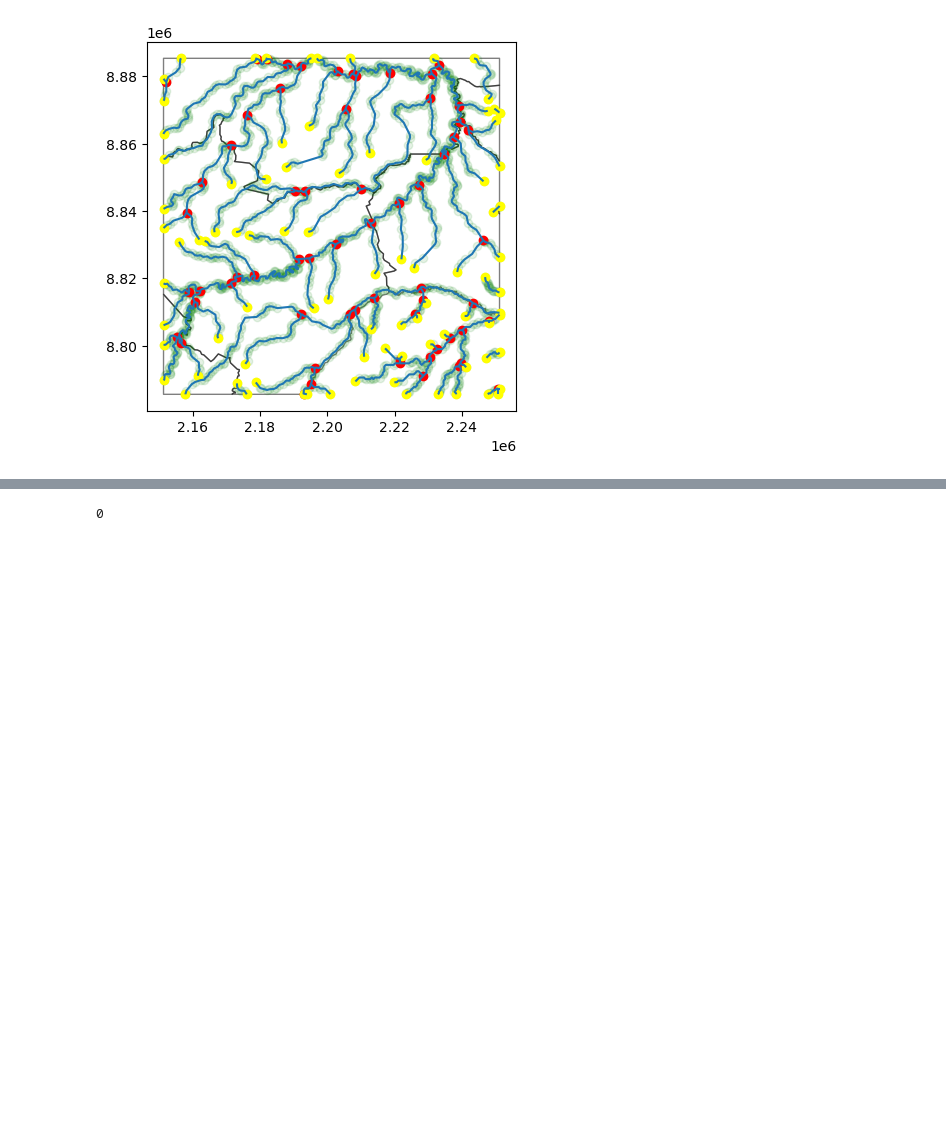
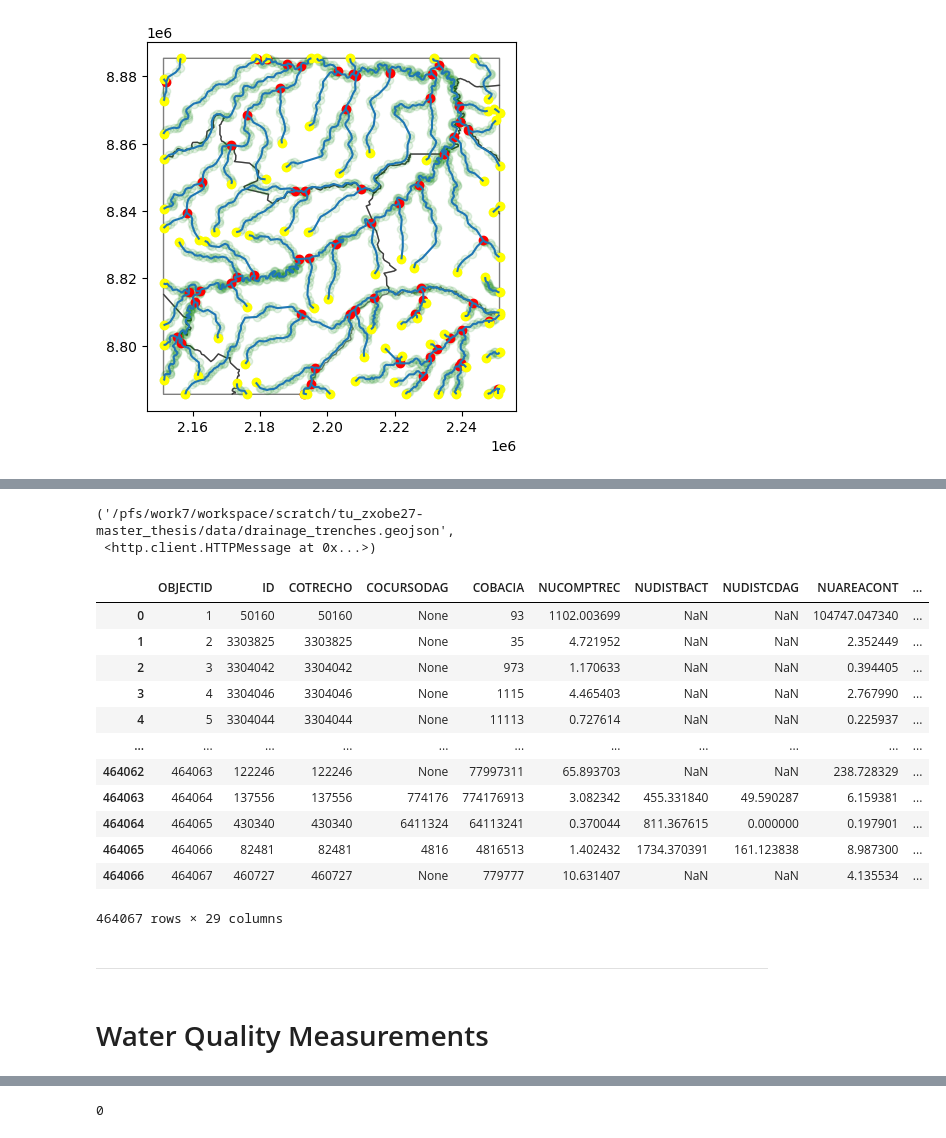
Before and after one commit to felixschulz385/Masterthesis, a Jupyter notebook: code/experiments/tests.ipynb, the cells around one changed output, grey strips where cells are left out. Saved outputs shown, nothing was run; the diff lists cells and outputs as text; code cells hidden in the pictures; blank space fills up the shorter version.

```diff
--- a/code/experiments/tests.ipynb
+++ b/code/experiments/tests.ipynb
@@ -168,0 +548,23 @@ gpd.GeoSeries([shapely.geometry.Point(x) for x in subset.ends]).plot(ax = ax, co
+# %%
+urllib.request.urlretrieve("https://opendata.arcgis.com/api/v3/datasets/5b97dc790ebc4307938d8a5b089c1aab_0/downloads/data?format=geojson&spatialRefId=4326&where=1%3D1", "/pfs/work7/workspace/scratch/tu_zxobe27-master_thesis/data/drainage_trenches.geojson")
+# %% [output]
+('/pfs/work7/workspace/scratch/tu_zxobe27-master_thesis/data/drainage_trenches.geojson',
+ <http.client.HTTPMessage at 0x...>)
+# %%
+test = gpd.read_file("/pfs/work7/workspace/scratch/tu_zxobe27-master_thesis/data/drainage_trenches.geojson", engine="pyogrio")
+# %%
+test
+# %% [output]
+|  | OBJECTID | ID | COTRECHO | COCURSODAG | COBACIA | NUCOMPTREC | NUDISTBACT | NUDISTCDAG | NUAREACONT | ... |
+| 0 | 1 | 50160 | 50160 | None | 93 | 1102.003699 | NaN | NaN | 104747.047340 | ... |
+| 1 | 2 | 3303825 | 3303825 | None | 35 | 4.721952 | NaN | NaN | 2.352449 | ... |
+| 2 | 3 | 3304042 | 3304042 | None | 973 | 1.170633 | NaN | NaN | 0.394405 | ... |
+| 3 | 4 | 3304046 | 3304046 | None | 1115 | 4.465403 | NaN | NaN | 2.767990 | ... |
+| 4 | 5 | 3304044 | 3304044 | None | 11113 | 0.727614 | NaN | NaN | 0.225937 | ... |
+| ... | ... | ... | ... | ... | ... | ... | ... | ... | ... | ... |
+| 464062 | 464063 | 122246 | 122246 | None | 77997311 | 65.893703 | NaN | NaN | 238.728329 | ... |
+| 464063 | 464064 | 137556 | 137556 | 774176 | 774176913 | 3.082342 | 455.331840 | 49.590287 | 6.159381 | ... |
+| 464064 | 464065 | 430340 | 430340 | 6411324 | 64113241 | 0.370044 | 811.367615 | 0.000000 | 0.197901 | ... |
+| 464065 | 464066 | 82481 | 82481 | 4816 | 4816513 | 1.402432 | 1734.370391 | 161.123838 | 8.987300 | ... |
+| 464066 | 464067 | 460727 | 460727 | None | 779777 | 10.631407 | NaN | NaN | 4.135534 | ... |
+464067 rows × 29 columns
@@ -168,0 +573,4 @@ gpd.GeoSeries([shapely.geometry.Point(x) for x in subset.ends]).plot(ax = ax, co
+# %% [markdown]
+---
+# %% [markdown]
+# Water Quality Measurements
```
Also changed, not shown: parts of 34 cells of this notebook, 4 other files.
